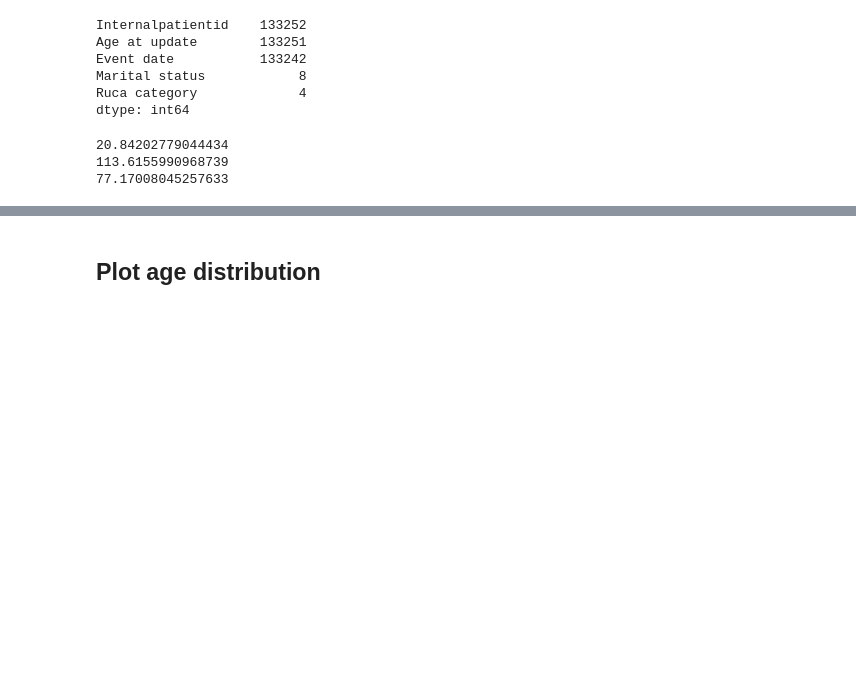
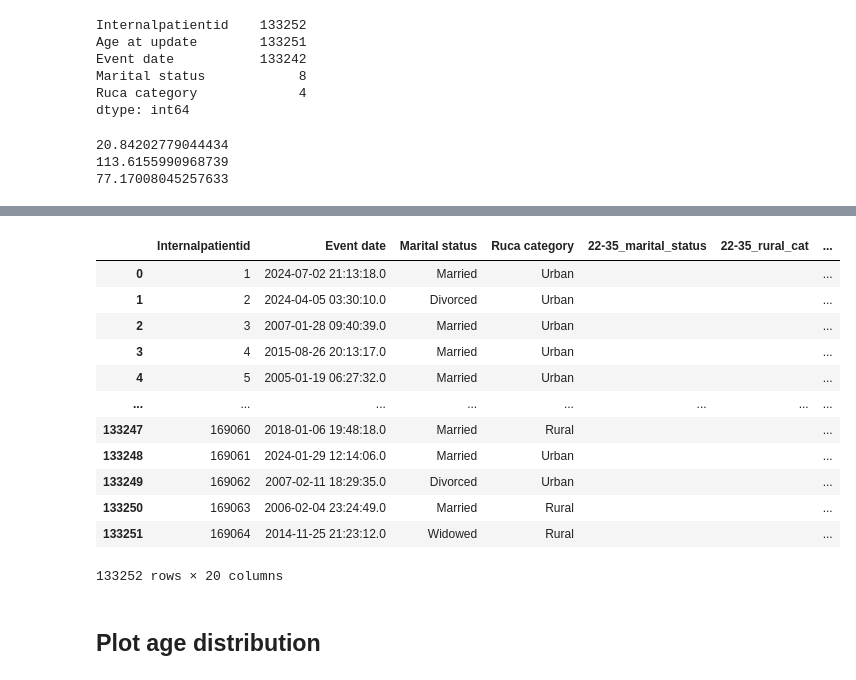
Before and after one commit to nisha1365/precisionFDA, a Jupyter notebook: FDA_TRAINING_DATA.ipynb, the cells around one changed output, grey strips where cells are left out. Cells and saved outputs as stored; diff of their text form; code cells hidden in the pictures; blank space fills up the shorter version.

```diff
--- a/FDA_TRAINING_DATA.ipynb
+++ b/FDA_TRAINING_DATA.ipynb
@@ -70,3 +113,25 @@ print(df1['Age at update'].mean())
 20.84202779044434
 113.6155990968739
 77.17008045257633
+# %%
+# Define the age ranges
+age_ranges = [(22, 35), (36, 45), (46, 55), (56, 65), (66, 75), (75, 85), (86, 95), (96, 105)]
+
+
+
+# Create the new columns based on age ranges
+for range_start, range_end in age_ranges:
+    range_label = f'{range_start}-{range_end}_marital_status'
+    second_range_label = f'{range_start}-{range_end}_rural_cat'
+    df1[range_label] = df1.apply(
+        lambda row: row['Marital status'] if range_start <= row['Age at update'] <= range_end else None,
+        axis=1
+    )
+    df1[second_range_label] = df1.apply(
+        lambda row: row['Ruca category'] if range_start <= row['Age at update'] <= range_end else None,
+        axis=1
+    )
+# %%
+# Group the DataFrame by 'Internalpatientid' and concatenate the icd10 values
+df1_grouped =df1.groupby('Internalpatientid').agg(lambda x: ','.join(x.dropna()))
+df1_grouped
@@ -73,3 +153,21 @@ print(df1['Age at update'].mean())
+# %%
+# Reset the index of the grouped DataFrame
+df1_grouped = df1_grouped.reset_index()
+df1_grouped
+# %% [output]
+|  | Internalpatientid | Event date | Marital status | Ruca category | 22-35_marital_status | 22-35_rural_cat | ... |
+| 0 | 1 | 2024-07-02 21:13:18.0 | Married | Urban |  |  | ... |
+| 1 | 2 | 2024-04-05 03:30:10.0 | Divorced | Urban |  |  | ... |
+| 2 | 3 | 2007-01-28 09:40:39.0 | Married | Urban |  |  | ... |
+| 3 | 4 | 2015-08-26 20:13:17.0 | Married | Urban |  |  | ... |
+| 4 | 5 | 2005-01-19 06:27:32.0 | Married | Urban |  |  | ... |
+| ... | ... | ... | ... | ... | ... | ... | ... |
+| 133247 | 169060 | 2018-01-06 19:48:18.0 | Married | Rural |  |  | ... |
+| 133248 | 169061 | 2024-01-29 12:14:06.0 | Married | Urban |  |  | ... |
+| 133249 | 169062 | 2007-02-11 18:29:35.0 | Divorced | Urban |  |  | ... |
+| 133250 | 169063 | 2006-02-04 23:24:49.0 | Married | Rural |  |  | ... |
+| 133251 | 169064 | 2014-11-25 21:23:12.0 | Widowed | Rural |  |  | ... |
+133252 rows × 20 columns
 # %% [markdown]
 ## Plot age distribution
 # %%
```
Also changed, not shown: parts of 21 cells of this notebook.
